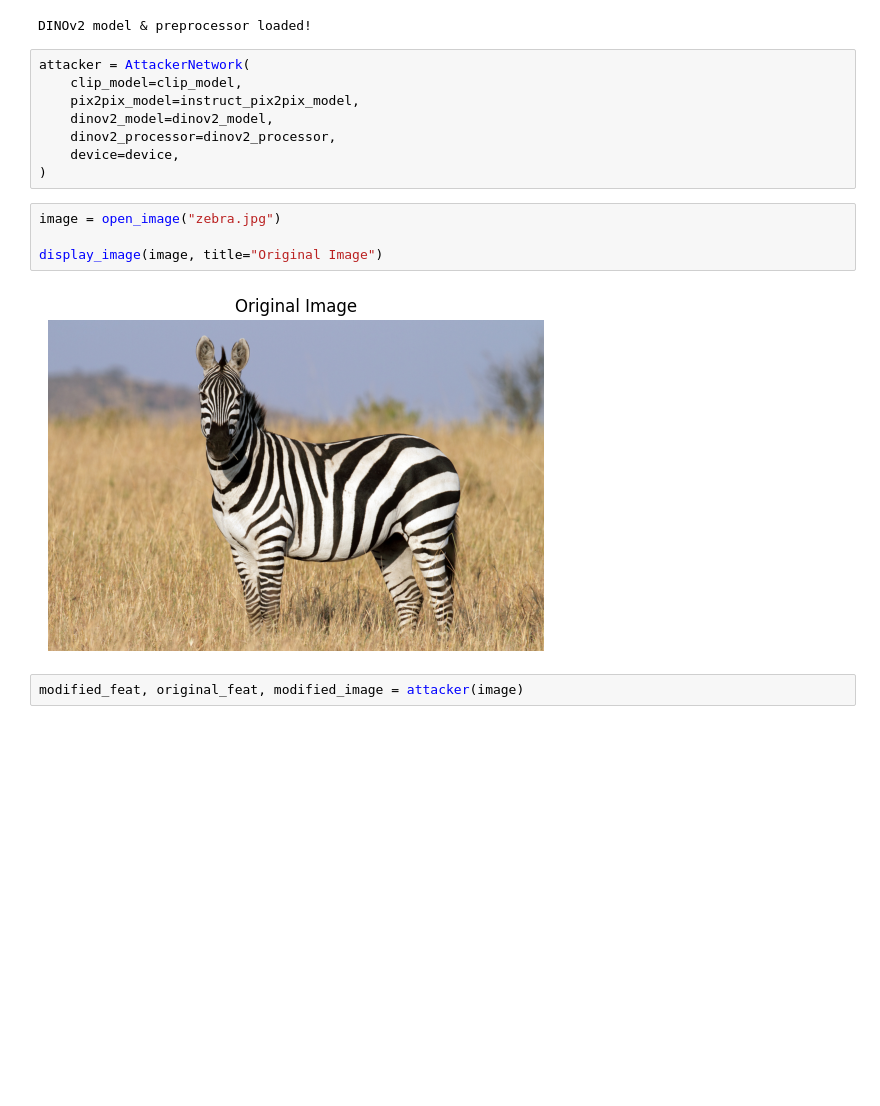
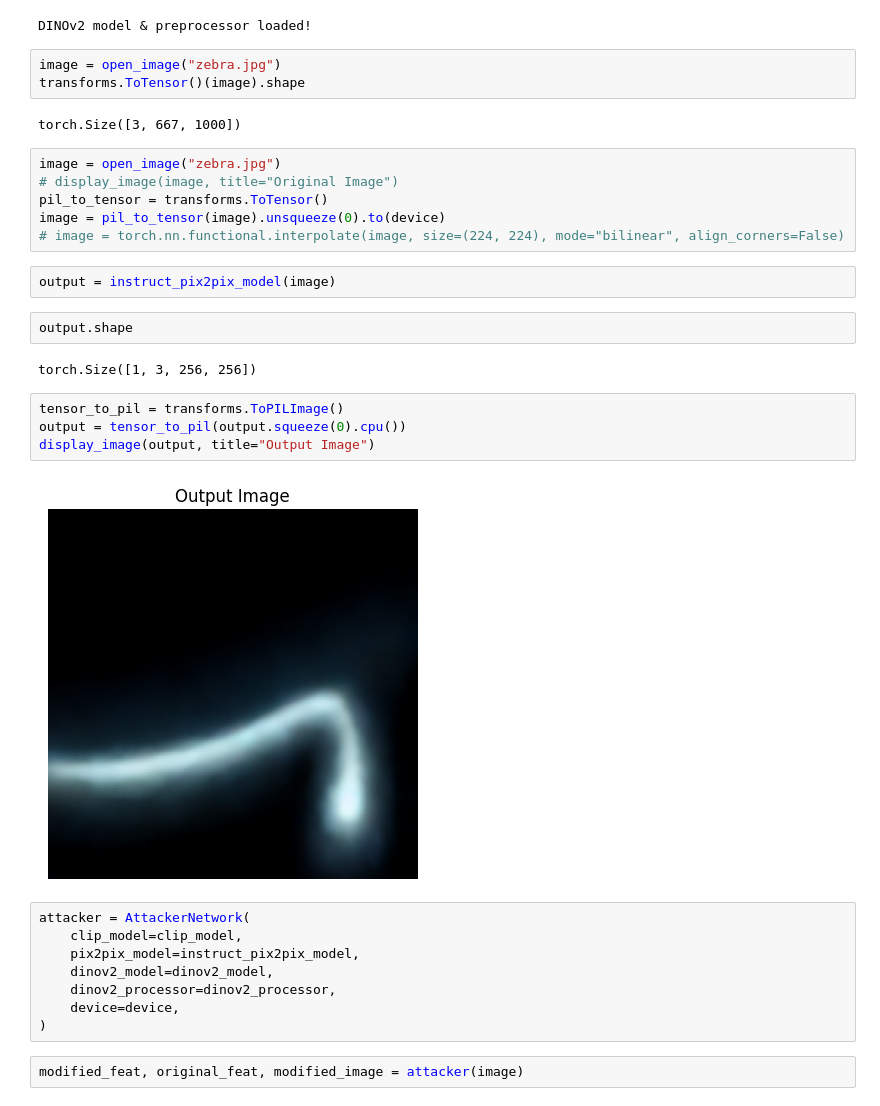
Before and after one commit to mattiaamartino/adversarial-attack-diffusion, a Jupyter notebook: attacker_setup.ipynb, the cells around one changed output. Saved outputs shown, nothing was run; the diff lists cells and outputs as text; blank space fills up the shorter version.

```diff
--- a/attacker_setup.ipynb
+++ b/attacker_setup.ipynb
@@ -29,6 +47,29 @@ print("DINOv2 model & preprocessor loaded!")
 # %% [output]
 Using a slow image processor as `use_fast` is unset and a slow processor was saved with this model. `use_fast=True` will be the default behavior in v4.48, even if the model was saved with a slow proce ...
 DINOv2 model & preprocessor loaded!
+# %%
+image = open_image("zebra.jpg")
+transforms.ToTensor()(image).shape
+# %% [output]
+torch.Size([3, 667, 1000])
+# %%
+image = open_image("zebra.jpg")
+# display_image(image, title="Original Image")
+pil_to_tensor = transforms.ToTensor()
+image = pil_to_tensor(image).unsqueeze(0).to(device)
+# image = torch.nn.functional.interpolate(image, size=(224, 224), mode="bilinear", align_corners=False)
+# %%
+output = instruct_pix2pix_model(image)
+# %%
+output.shape
+# %% [output]
+torch.Size([1, 3, 256, 256])
+# %%
+tensor_to_pil = transforms.ToPILImage()
+output = tensor_to_pil(output.squeeze(0).cpu())
+display_image(output, title="Output Image")
+# %% [output]
+[figure, added]
 # %%
 attacker = AttackerNetwork(
     clip_model=clip_model,
@@ -37,12 +78,6 @@ attacker = AttackerNetwork(
     dinov2_processor=dinov2_processor,
     device=device,
 )
-# %%
-image = open_image("zebra.jpg")
-
-display_image(image, title="Original Image")
-# %% [output]
-[figure, removed]
 # %%
 modified_feat, original_feat, modified_image = attacker(image)
 # %%
```
Also changed, not shown: parts of 5 cells of this notebook, 8 other files.
